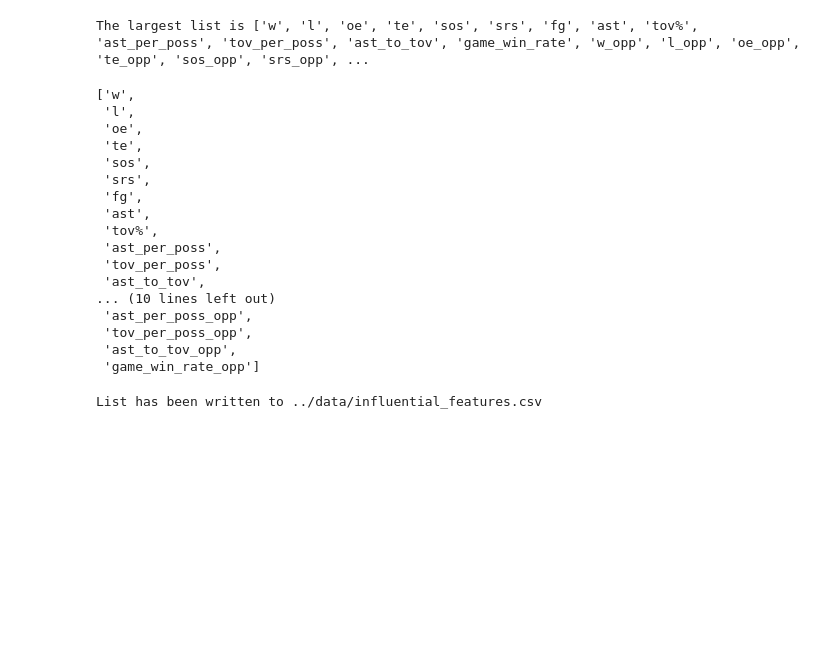
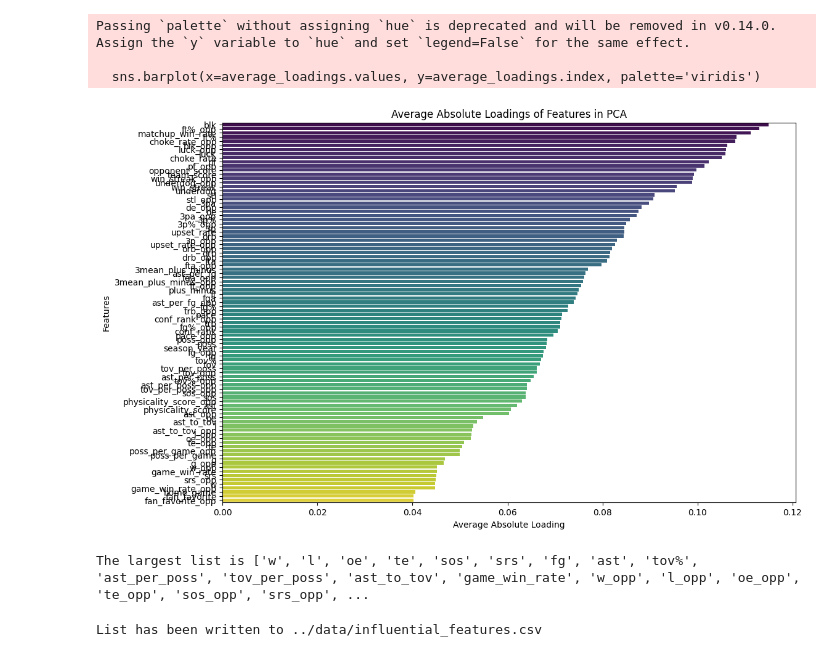
Before and after one commit to nickjwheatley/march_madness_predictor, a Jupyter notebook: eda/dim_reduction_unsupervised_learning.ipynb, the cells around one changed output. Drawn from its saved outputs; the diff is of its cells as text; code cells hidden in the pictures; blank space fills up the shorter version.

```diff
--- a/eda/dim_reduction_unsupervised_learning.ipynb
+++ b/eda/dim_reduction_unsupervised_learning.ipynb
@@ -65,3 +88,22 @@ loadings.head()
+# %%
+
+
+# Assuming pca_loadings_df is your DataFrame where columns are PCA components and indices are features
+# Calculate the average absolute loading for each feature across all PCA components
+average_loadings = loadings.abs().mean(axis=1).sort_values(ascending=False)
+
+# Create a barplot
+plt.figure(figsize=(12, 8))
+sns.barplot(x=average_loadings.values, y=average_loadings.index, palette='viridis')
+plt.xlabel('Average Absolute Loading')
+plt.ylabel('Features')
+plt.title('Average Absolute Loadings of Features in PCA')
+plt.show()
+# %% [output]
+Passing `palette` without assigning `hue` is deprecated and will be removed in v0.14.0. Assign the `y` variable to `hue` and set `legend=False` for the same effect.
+
+  sns.barplot(x=average_loadings.values, y=average_loadings.index, palette='viridis')
+[figure, added]
 # %%
 # Function to identify the most influential features for each PCA component
 def find_influential_features(pca_loadings, threshold=0.134):
@@ -94,26 +136,9 @@ largest_key = max(influential_features, key=lambda k: len(influential_features[k
 largest_list = influential_features[largest_key]
 
 print(f"The largest list is {largest_list} from key '{largest_key}'")
-largest_list
+# largest_list
 # %% [output]
 The largest list is ['w', 'l', 'oe', 'te', 'sos', 'srs', 'fg', 'ast', 'tov%', 'ast_per_poss', 'tov_per_poss', 'ast_to_tov', 'game_win_rate', 'w_opp', 'l_opp', 'oe_opp', 'te_opp', 'sos_opp', 'srs_opp', ...
-['w',
- 'l',
- 'oe',
- 'te',
- 'sos',
- 'srs',
- 'fg',
- 'ast',
- 'tov%',
- 'ast_per_poss',
- 'tov_per_poss',
- 'ast_to_tov',
-... (10 lines left out)
- 'ast_per_poss_opp',
- 'tov_per_poss_opp',
- 'ast_to_tov_opp',
- 'game_win_rate_opp']
 # %%
 file_name = '../data/influential_features.csv'
 
```
Also changed, not shown: parts of 5 cells of this notebook, 1 other file.
